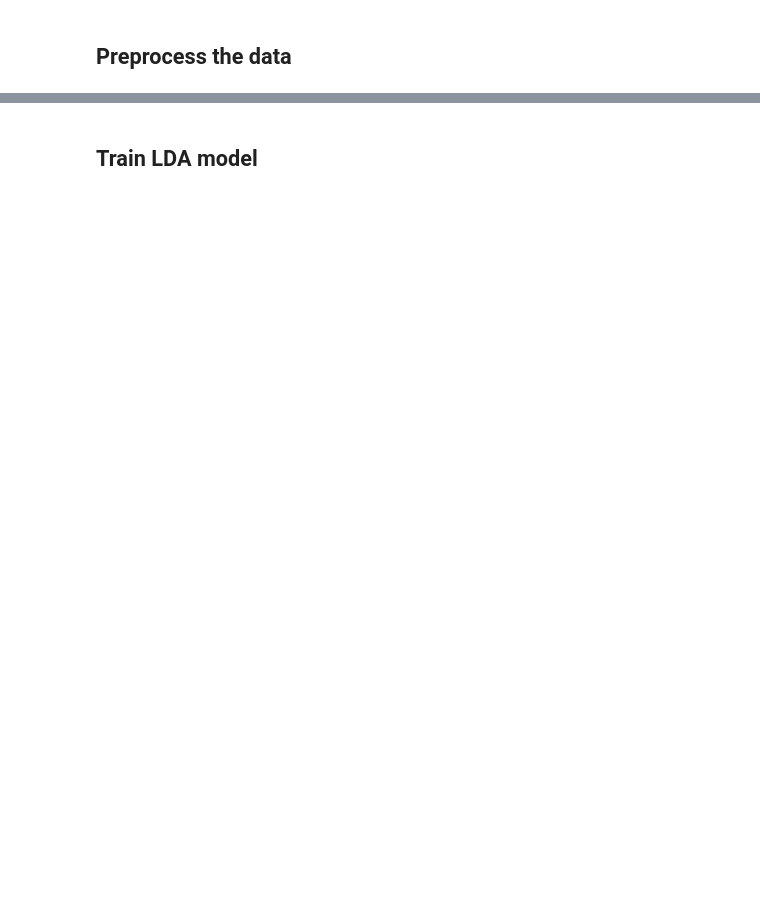
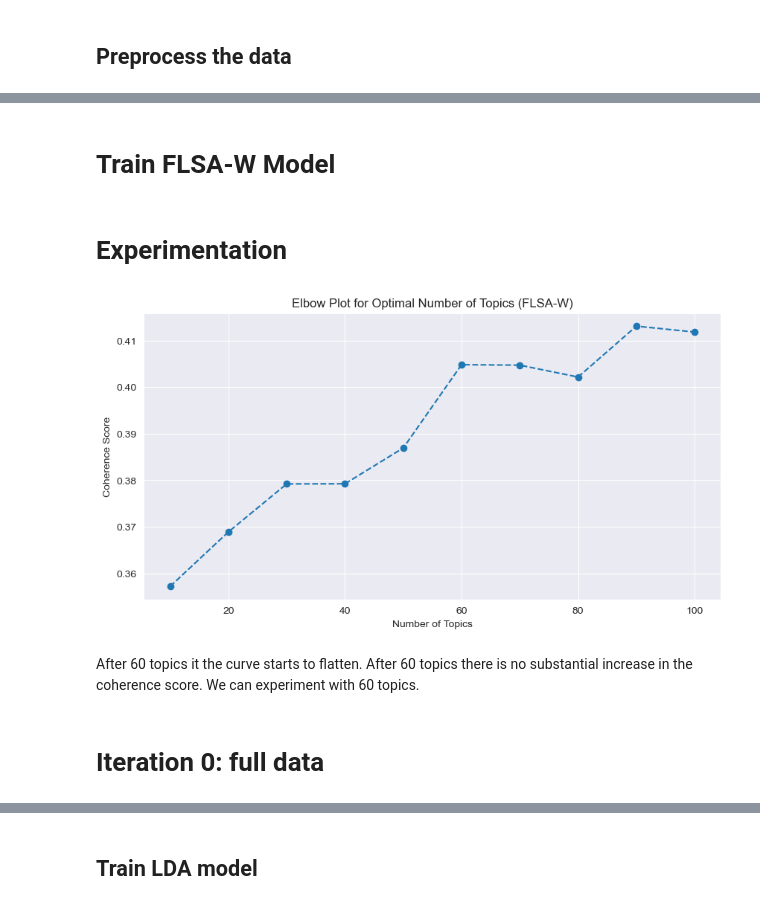
Before and after one commit to krzysztof99xd/A2-14, a Jupyter notebook: A2-14.ipynb, the cells around one changed output, grey strips where cells are left out. Drawn from its saved outputs; the diff is of its cells as text; code cells hidden in the pictures; blank space fills up the shorter version.

Commit message:
Added an alternative preprocessing and experiment setup for FLSA-W.

```diff
--- a/A2-14.ipynb
+++ b/A2-14.ipynb
@@ -2,0 +89,9 @@
+# %%
+# Function to convert the tokenized column to a list of lists (flatten list)
+def make_list_of_lists(data_frame, column_name):
+    data = data_frame[column_name].tolist()
+    return data
+
+# Create the list of lists for modeling
+data = make_list_of_lists(df, 'tokens')
+print(len(data))
@@ -120,0 +227,34 @@ Length of text_data 100
+# %% [markdown]
+# Train FLSA-W Model
+# %% [markdown]
+# Experimentation
+# %%
+import matplotlib.pyplot as plt
+from FuzzyTM import FLSA_W
+# Range of topic numbers to test
+topic_numbers = range(10, 101, 10)
+coherence_scores = []
+
+for num_topics in topic_numbers:
+    flsaW = FLSA_W(
+        input_file=data,  # Preprocessed data
+        num_topics=num_topics,
+        num_words=10
+    )
+    pwgt, ptgd = flsaW.get_matrices()  # Train the model
+    coherence_score = flsaW.get_coherence_score()  # Calculate coherence
+    coherence_scores.append(coherence_score)
+
+# Plotting the Elbow Plot
+plt.figure(figsize=(10, 5))
+plt.plot(topic_numbers, coherence_scores, marker='o', linestyle='--')
+plt.xlabel('Number of Topics')
+plt.ylabel('Coherence Score')
+plt.title('Elbow Plot for Optimal Number of Topics (FLSA-W)')
+plt.show()
+# %% [output]
+[figure, added]
+# %% [markdown]
+After 60 topics it the curve starts to flatten. After 60 topics there is no substantial increase in the coherence score. We can experiment with 60 topics.
+# %% [markdown]
+# Iteration 0: full data
```
Also changed, not shown: parts of 37 cells of this notebook, 1 other file.
